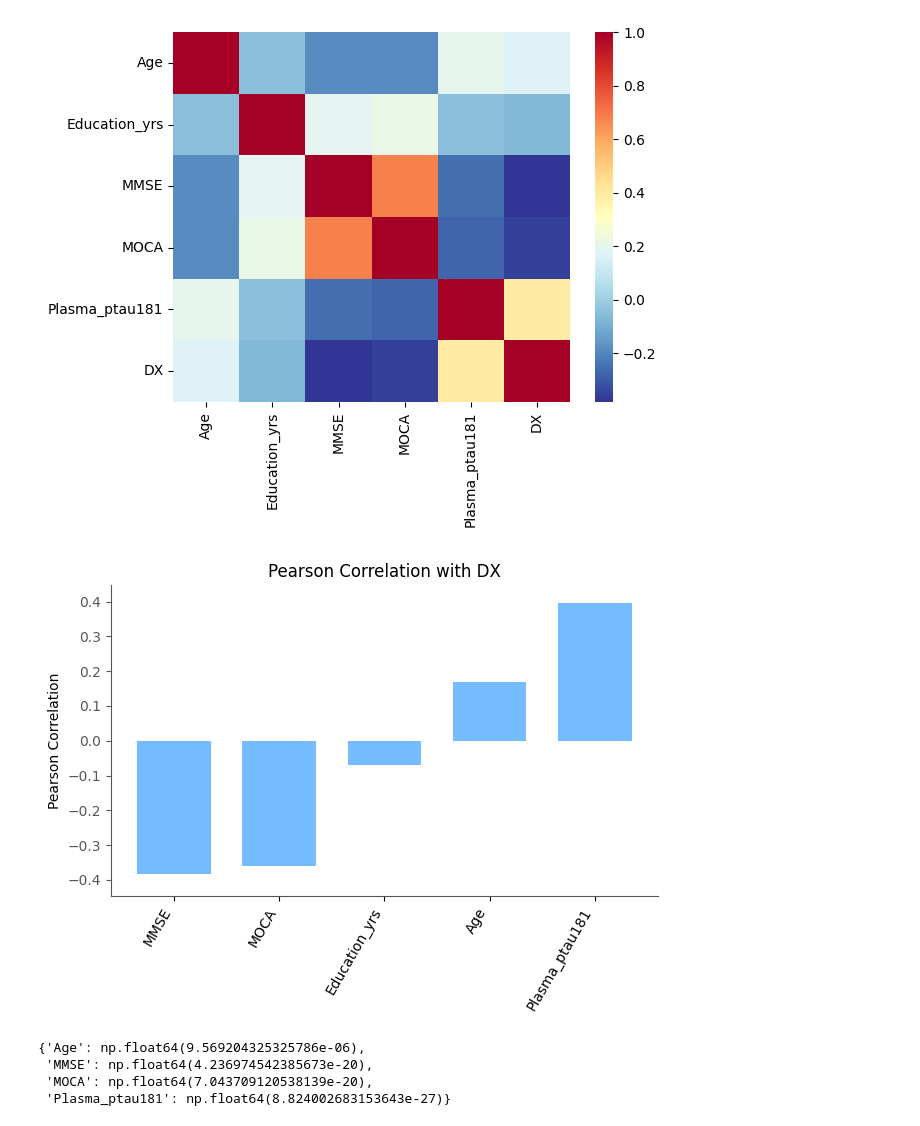
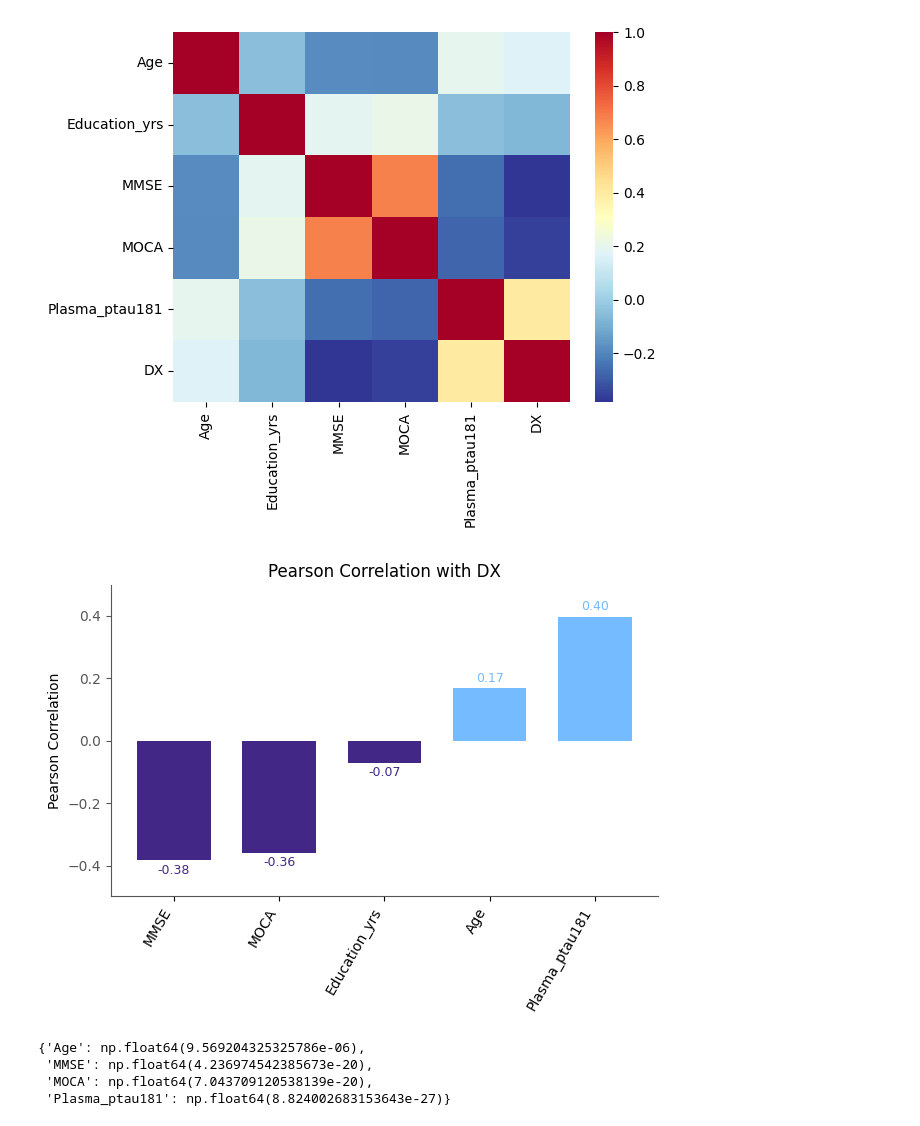
Before and after one commit to mardelmir/EDA_Project, a Jupyter notebook: src/notebooks/03_Bivariate_Analysis.ipynb, the cells around one changed output. Drawn from its saved outputs; the diff is of its cells as text; code cells hidden in the pictures.

```diff
--- a/src/notebooks/03_Bivariate_Analysis.ipynb
+++ b/src/notebooks/03_Bivariate_Analysis.ipynb
@@ -315,9 +330,9 @@ heat_adni = sns.heatmap(num_adni.corr(numeric_only = True), cmap = sns.color_pal
 # %% [output]
 [figure]
 # %%
-vt.plot_numerical_correlation(num_adni, 'DX')
+vt.plot_numerical_correlation(num_adni, 'DX', negative_color = '#432786', show_values = True)
 # %% [output]
-[figure, old version]
+[figure, new version]
 # %%
 adni = dt.numerical_correlation_test(num_adni, 'DX', num_adni.columns)
 adni[0]
```
Also changed, not shown: parts of 20 cells of this notebook, 6 other files.
